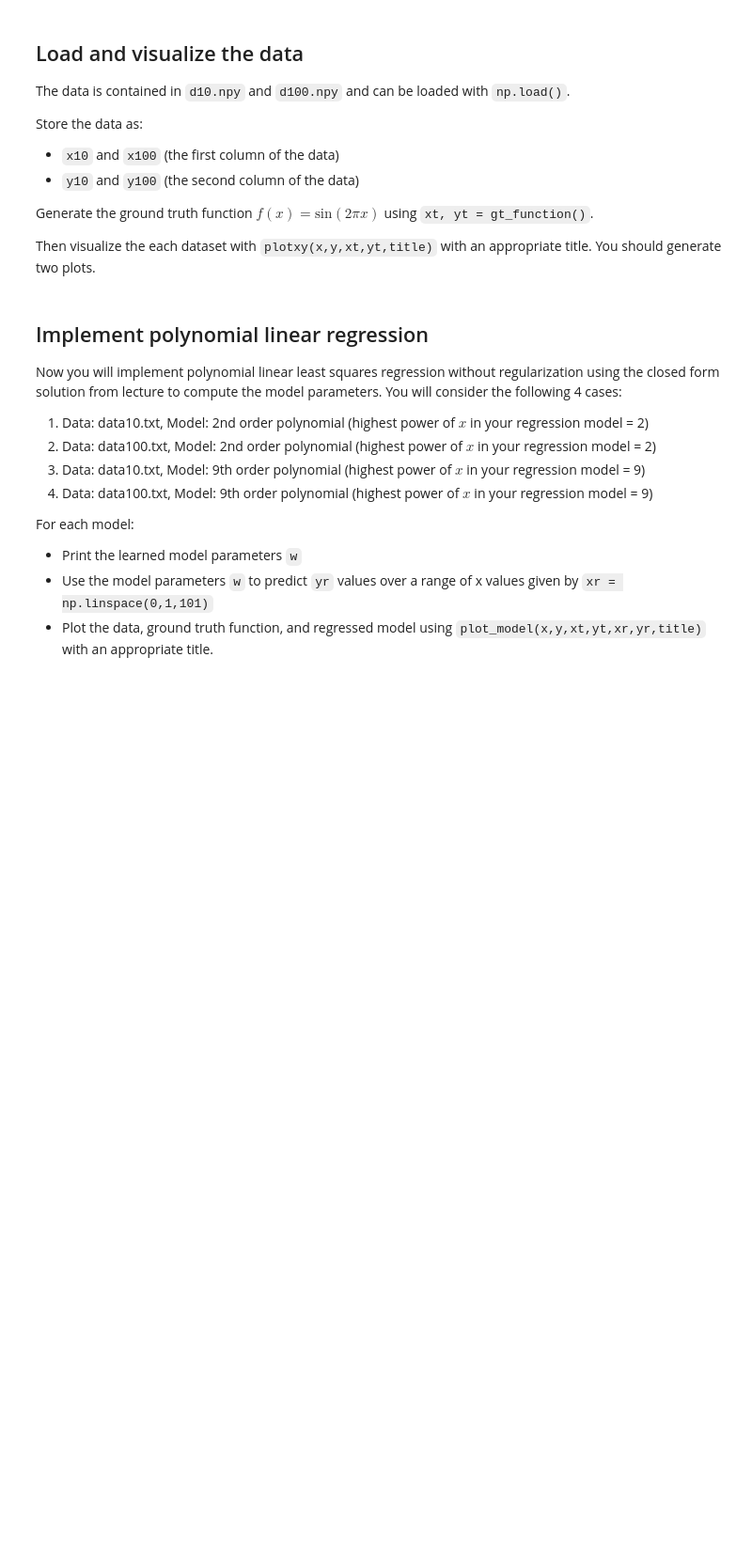
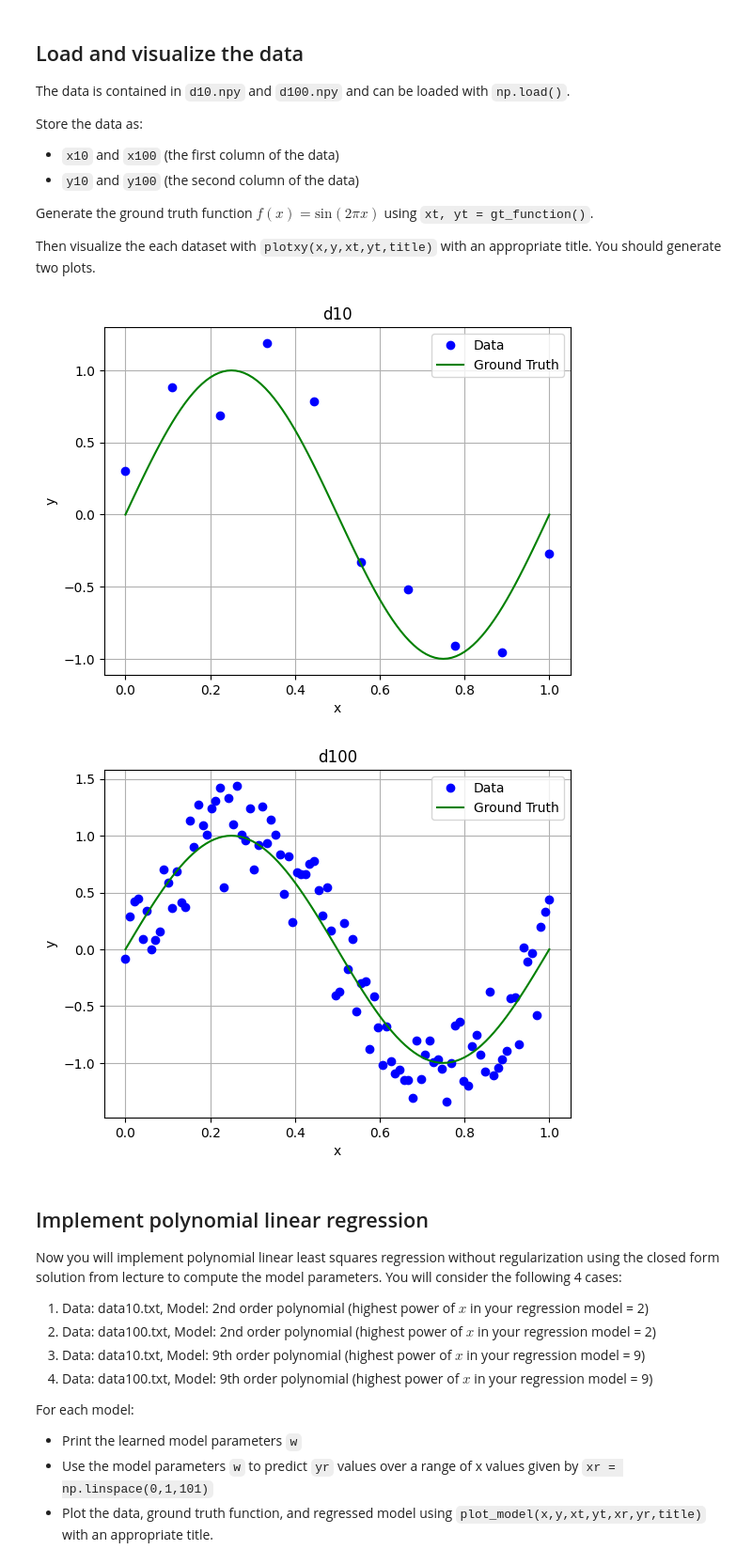
Before and after one commit to judson35/AI-ML, a Jupyter notebook: HW2/hw2_p7.ipynb, the cells around one changed output. Shown at 94% size. Drawn from its saved outputs; the diff is of its cells as text; code cells hidden in the pictures; blank space fills up the shorter version.

```diff
--- a/HW2/hw2_p7.ipynb
+++ b/HW2/hw2_p7.ipynb
@@ -79,3 +77,19 @@ Then visualize the each dataset with `plotxy(x,y,xt,yt,title)` with an appropria
+# %%
+d10 = np.load("d10.npy")
+d100 = np.load("d100.npy")
+
+x10 = d10[:,0].reshape(-1,1)
+y10 = d10[:,1].reshape(-1,1)
+x100 = d100[:,0].reshape(-1,1)
+y100 = d100[:,1].reshape(-1,1)
+
+xt, yt = gt_function()
+
+plot_data(x10, y10, xt, yt, "d10")
+plot_data(x100, y100, xt, yt, "d100")
+# %% [output]
+[figure, added]
+[figure, added]
 # %% [markdown]
 ## Implement polynomial linear regression
 
```
Also changed, not shown: parts of 15 cells of this notebook, 21 other files.
